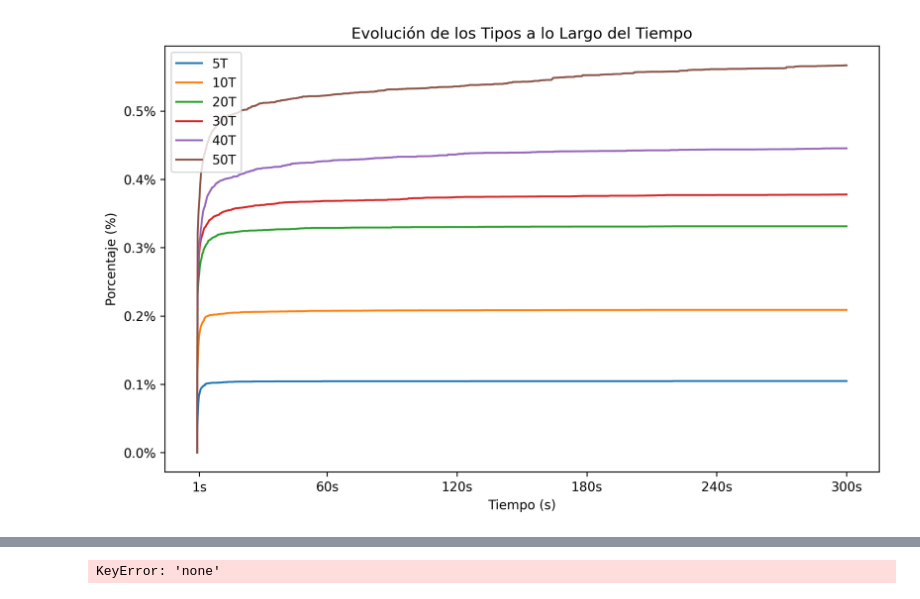
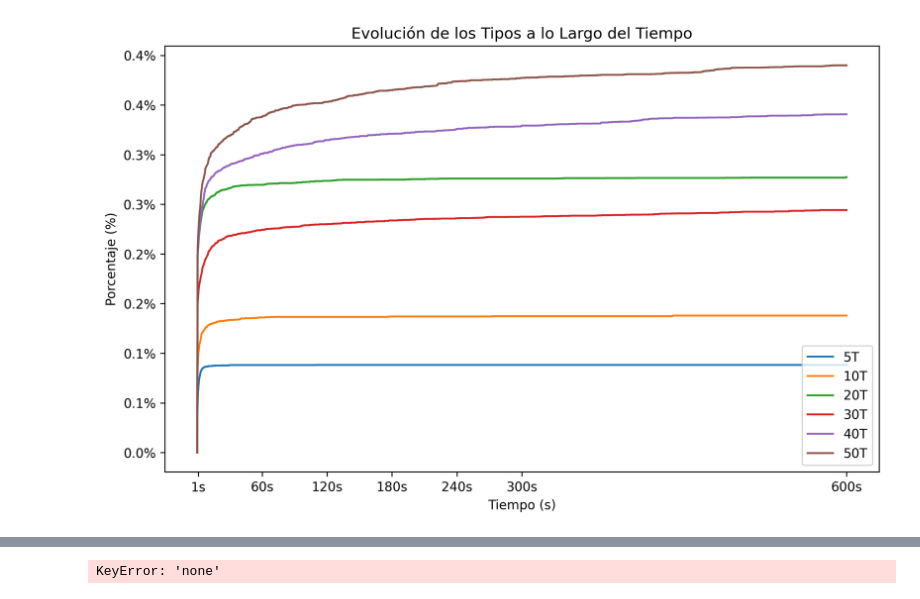
Before and after one commit to josegustavo/clp, a Jupyter notebook: results.ipynb, the cells around one changed output, grey strips where cells are left out. Cells and saved outputs as stored; diff of their text form; code cells hidden in the pictures.

```diff
--- a/results.ipynb
+++ b/results.ipynb
@@ -77,7 +77,7 @@ fig, ax = plt.subplots(figsize=(10, 6))
 for ev_by_types in evolution:
     data = evolution[ev_by_types]['M1']
     data = [d.loc[~d.index.duplicated(keep='first')] for d in data]
-    data = [d.loc[d.index <= 300.0] for d in data]
+    data = [d.loc[d.index <= 600.0] for d in data]
 
     df = pd.concat(data, axis=1)
     df = df.sort_index()
@@ -87,35 +87,35 @@ for ev_by_types in evolution:
 
     ultimo_valor = mean.iloc[-1]
 
     # Encuentra la posición de la primera aparición de este valor desde el final
     posicion_primera_aparicion = (mean[::-1] != ultimo_valor).idxmax()
 
     # Recorta la serie hasta esa posición
     serie_recortada = mean[:posicion_primera_aparicion + 1]
 
     ax.plot(mean.index, mean, label=ev_by_types)
 
 # Configuración de los ejes
 ax.set_xlabel('Tiempo (s)')
 ax.set_ylabel('Porcentaje (%)')
 ax.set_title('Evolución de los Tipos a lo Largo del Tiempo')
 
 # Formateo del eje x
 ax.xaxis.set_major_formatter(FuncFormatter(lambda x, _: '{:.0f}s'.format(x)))
-xticks = [1, 60, 120, 180, 240, 300]
+xticks = [1, 60, 120, 180, 240, 300,600]
 ax.set_xticks(xticks)
 ax.set_xticklabels(['{}s'.format(x) for x in xticks])
 
 # Formateo del eje y
 ax.yaxis.set_major_formatter(FuncFormatter(lambda y, _: '{:.1f}%'.format(y)))
 
 # Añadiendo la leyenda
 ax.legend(loc='best')
 
 # Mostrar el gráfico
 plt.show()
 # %% [output]
-[figure, old version]
+[figure, new version]
 # %%
 improvements = {
 
```
Also changed, not shown: parts of 10 cells of this notebook, 5 other files.
